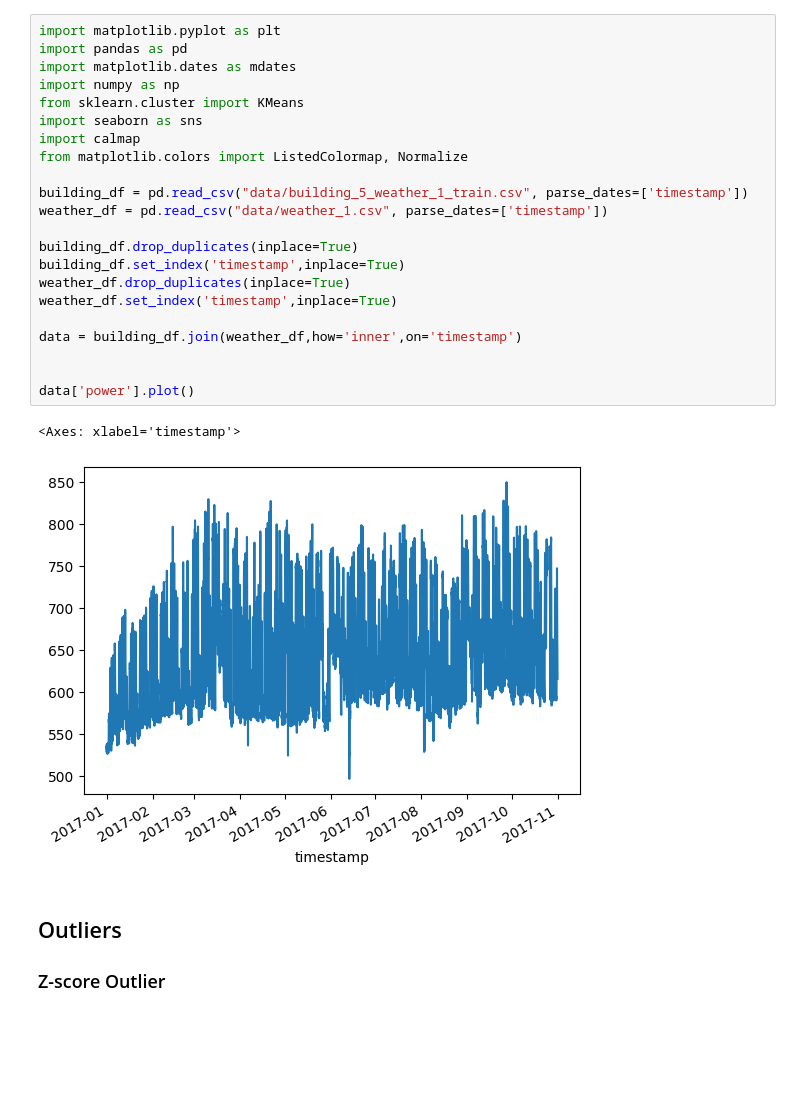
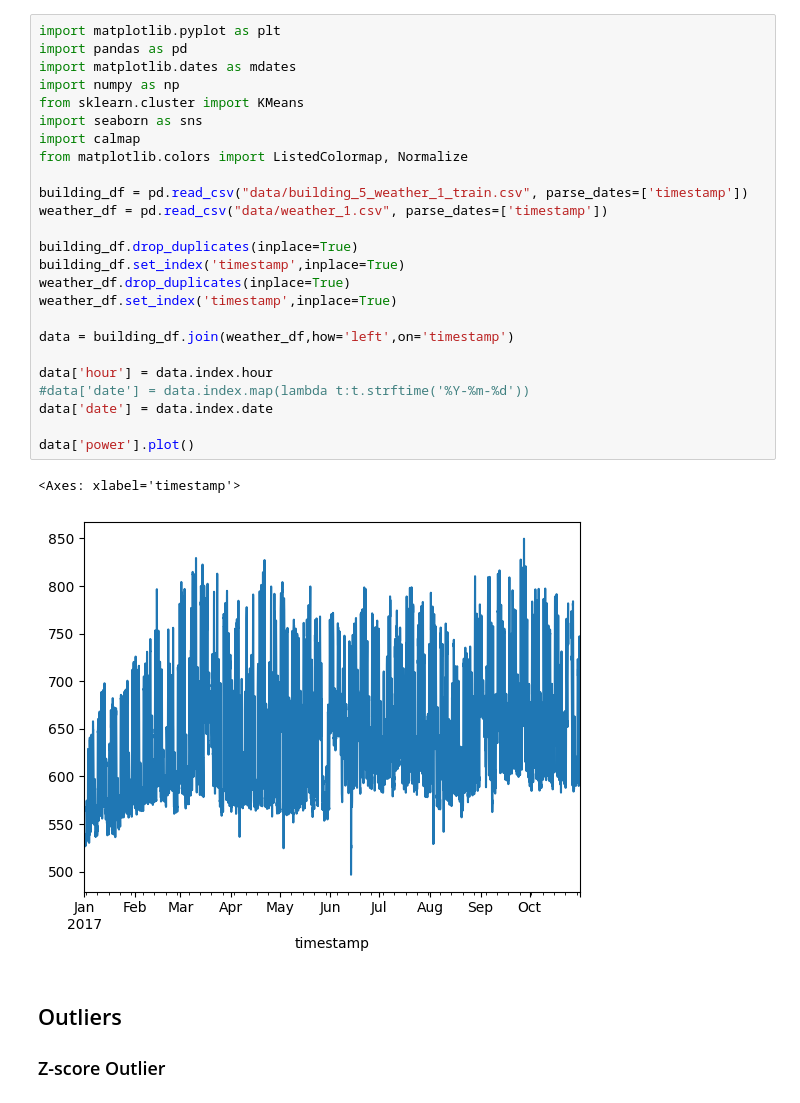
Before and after one commit to SimoneMicheli/dataScienceCourse-group5, a Jupyter notebook: solution.ipynb, the cells around one changed output. Saved outputs shown, nothing was run; the diff lists cells and outputs as text; blank space fills up the shorter version.

Commit message:
Aggiunte le visualizzazioni

```diff
--- a/solution.ipynb
+++ b/solution.ipynb
@@ -1,28 +1,31 @@
 # %%
 import matplotlib.pyplot as plt
 import pandas as pd
 import matplotlib.dates as mdates
 import numpy as np
 from sklearn.cluster import KMeans
 import seaborn as sns
 import calmap
 from matplotlib.colors import ListedColormap, Normalize
 
 building_df = pd.read_csv("data/building_5_weather_1_train.csv", parse_dates=['timestamp'])
 weather_df = pd.read_csv("data/weather_1.csv", parse_dates=['timestamp'])
 
 building_df.drop_duplicates(inplace=True)
 building_df.set_index('timestamp',inplace=True)
 weather_df.drop_duplicates(inplace=True)
 weather_df.set_index('timestamp',inplace=True)
 
-data = building_df.join(weather_df,how='inner',on='timestamp')
+data = building_df.join(weather_df,how='left',on='timestamp')
 
+data['hour'] = data.index.hour
+#data['date'] = data.index.map(lambda t:t.strftime('%Y-%m-%d'))
+data['date'] = data.index.date
 
 data['power'].plot()
 # %% [output]
 <Axes: xlabel='timestamp'>
-[figure, old version]
+[figure, new version]
 # %% [markdown]
 ## Outliers
 
```
Also changed, not shown: parts of 12 cells of this notebook.
